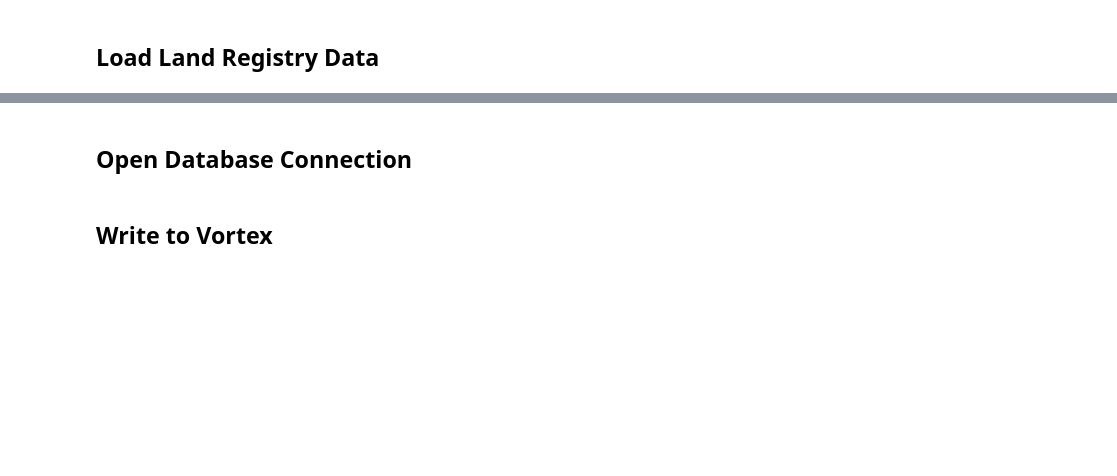
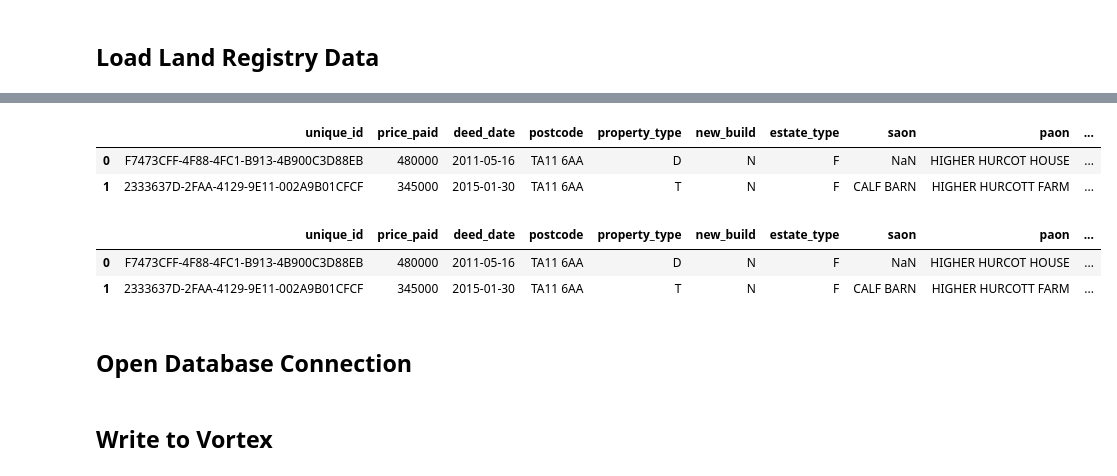
Before and after one commit to BDEvan5/property_prices, a Jupyter notebook: property_prices/test_data_store.ipynb, the cells around one changed output, grey strips where cells are left out. Saved outputs shown, nothing was run; the diff lists cells and outputs as text; code cells hidden in the pictures; blank space fills up the shorter version.

```diff
--- a/property_prices/test_data_store.ipynb
+++ b/property_prices/test_data_store.ipynb
@@ -81,3 +3,25 @@ shape: (2, 17)
+# %%
+import pandas as pd
+from pathlib import Path
+import hashlib
+
+DATA_DIR = Path("../data/raw_land_registry")
+df = pd.read_csv(f"{DATA_DIR}/TA11.csv")
+df["deed_date"] = pd.to_datetime(df["deed_date"])
+df["year"] = df["deed_date"].dt.year
+address_cols = ["paon", "saon", "street", "locality", "town"]
+address = df[address_cols].astype(str).agg(";".join, axis=1)
+display(df.head(2))
+df["address_hash"] = address.apply(lambda x: hashlib.md5(x.encode()).hexdigest())
+display(df.head(2))
+# print(df.dtypes)
+# %% [output]
+|  | unique_id | price_paid | deed_date | postcode | property_type | new_build | estate_type | saon | paon | ... |
+| 0 | F7473CFF-4F88-4FC1-B913-4B900C3D88EB | 480000 | 2011-05-16 | TA11 6AA | D | N | F | NaN | HIGHER HURCOT HOUSE | ... |
+| 1 | 2333637D-2FAA-4129-9E11-002A9B01CFCF | 345000 | 2015-01-30 | TA11 6AA | T | N | F | CALF BARN | HIGHER HURCOTT FARM | ... |
+|  | unique_id | price_paid | deed_date | postcode | property_type | new_build | estate_type | saon | paon | ... |
+| 0 | F7473CFF-4F88-4FC1-B913-4B900C3D88EB | 480000 | 2011-05-16 | TA11 6AA | D | N | F | NaN | HIGHER HURCOT HOUSE | ... |
+| 1 | 2333637D-2FAA-4129-9E11-002A9B01CFCF | 345000 | 2015-01-30 | TA11 6AA | T | N | F | CALF BARN | HIGHER HURCOTT FARM | ... |
 # %% [markdown]
 ## Open Database Connection
 # %%
```
Also changed, not shown: parts of 6 cells of this notebook, 1 other file.
